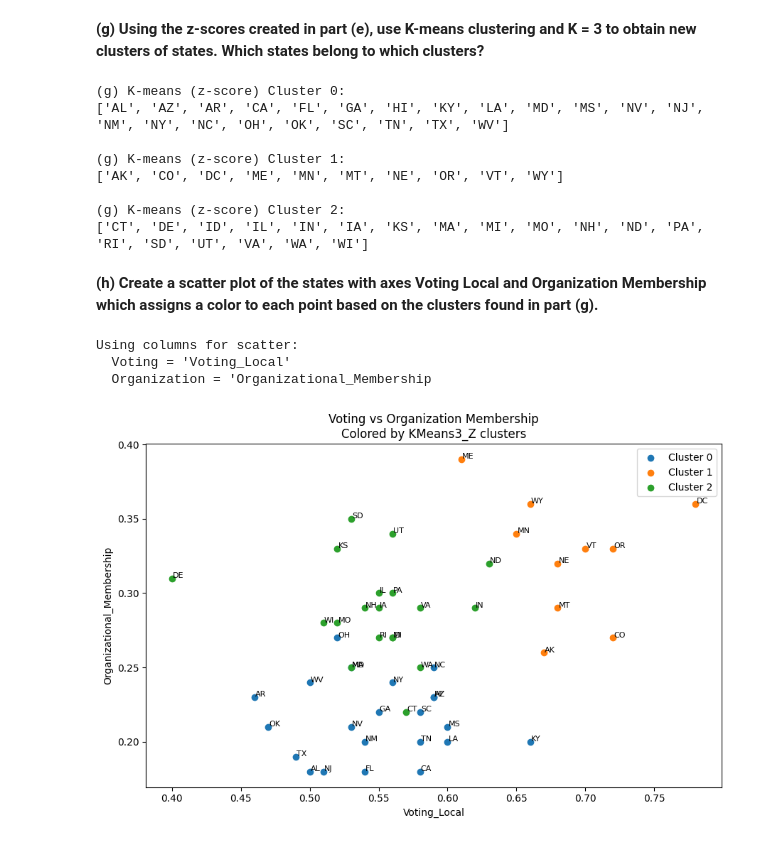
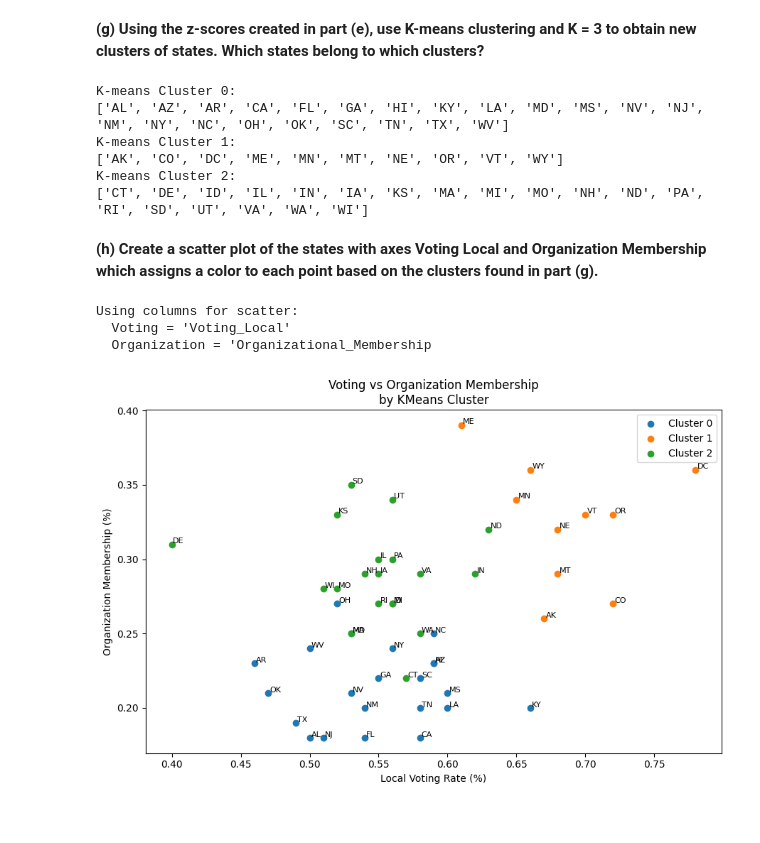
Before and after one commit to rachellecloutier/code_2600, a Jupyter notebook: homework3.ipynb, the cells around one changed output. Drawn from its saved outputs; the diff is of its cells as text; code cells hidden in the pictures.

```diff
--- a/homework3.ipynb
+++ b/homework3.ipynb
@@ -485,71 +636,83 @@ for c in sorted(df3z["Cluster3_Z"].unique()):
 # %% [markdown]
 **(g) Using the z-scores created in part (e), use K-means clustering and K = 3 to obtain new clusters of states. Which states belong to which clusters?**
 # %%
+#KMeans clustering on z-scored data
 k3z = KMeans(n_clusters=3, n_init=25, random_state=0)
 k_labels_z = k3z.fit_predict(numeric_z)
+
+#create dataframe with state labels and cluster assignments
 df_k3z = pd.DataFrame({label_col: labels, "KMeans3_Z": k_labels_z})
+
 for c in sorted(df_k3z["KMeans3_Z"].unique()):
-    print(f"\n(g) K-means (z-score) Cluster {c}:")
+    print(f"K-means Cluster {c}:")
     print(df_k3z.loc[df_k3z["KMeans3_Z"] == c, label_col].tolist())
 # %% [output]
-(g) K-means (z-score) Cluster 0:
+K-means Cluster 0:
 ['AL', 'AZ', 'AR', 'CA', 'FL', 'GA', 'HI', 'KY', 'LA', 'MD', 'MS', 'NV', 'NJ', 'NM', 'NY', 'NC', 'OH', 'OK', 'SC', 'TN', 'TX', 'WV']
-
-(g) K-means (z-score) Cluster 1:
+K-means Cluster 1:
 ['AK', 'CO', 'DC', 'ME', 'MN', 'MT', 'NE', 'OR', 'VT', 'WY']
-
-(g) K-means (z-score) Cluster 2:
+K-means Cluster 2:
 ['CT', 'DE', 'ID', 'IL', 'IN', 'IA', 'KS', 'MA', 'MI', 'MO', 'NH', 'ND', 'PA', 'RI', 'SD', 'UT', 'VA', 'WA', 'WI']
 # %% [markdown]
 **(h) Create a scatter plot of the states with axes Voting Local and Organization Membership which assigns a color to each point based on the clusters found in part (g).**
 # %%
-def _match_cols(columns, must_have_all):
-    out = []
-    for col in columns:
-       low = col.lower()
-       if all(k in low for k in must_have_all):
-           out.append(col)
-    return out
+#find columns containing all key words
+def find_column(columns, keyword_sets):
+    for keywords in keyword_sets:
+        for col in columns:
+            low = col.lower()
+            if all(k in low for k in keywords):
+                return col
+    return None
 
 cols = list(cev.columns)
 
-voting_candidates = (
-   _match_cols(cols, ["vot", "local"]) or
-   _match_cols(cols, ["local", "vot"]) or
-   _match_cols(cols, ["local", "vote"]) or
-   _match_cols(cols, ["local", "voting"])
-)
+voting_keywords = [["vot", "local"], ["local", "vot"], ["local", "vote"], ["local", "voting"]]
+org_keywords    = [["org", "member"], ["organiz", "member"], ["organization", "membership"]]
 
-org_candidates = (
-   _match_cols(cols, ["org", "member"]) or
-   _match_cols(cols, ["organiz", "member"]) or
-   _match_cols(cols, ["organization", "membership"])
-)
+VOTING_COL = find_column(cols, voting_keywords)
+ORG_COL    = find_column(cols, org_keywords)
 
-VOTING_COL = voting_candidates[0]
-ORG_COL    = org_candidates[0]
+#identify candidate columns for voting and organization
+#voting_candidates = (
+   #_match_cols(cols, ["vot", "local"]) or
+   #_match_cols(cols, ["local", "vot"]) or
+   #_match_cols(cols, ["local", "vote"]) or
+   #_match_cols(cols, ["local", "voting"])
+#)
+
+#org_candidates = (
+   #_match_cols(cols, ["org", "member"]) or
+   #_match_cols(cols, ["organiz", "member"]) or
+   #_match_cols(cols, ["organization", "membership"])
+#)
+
+#VOTING_COL = voting_candidates[0]
+#ORG_COL    = org_candidates[0]
 
 print(f"Using columns for scatter:\n  Voting = '{VOTING_COL}'\n  Organization = '{ORG_COL}")
 
 plot_df = cev.loc[mask_complete, [label_col, VOTING_COL, ORG_COL]].copy()
 plot_df["KMeans3_Z"] = k_labels_z
 
+#scatter plot of Voting vs Organization, colored by KMeans3_Z
 plt.figure(figsize=(9, 6))
 for c in sorted(plot_df["KMeans3_Z"].unique()):
     sub = plot_df[plot_df["KMeans3_Z"] == c]
     plt.scatter(sub[VOTING_COL], sub[ORG_COL], label=f"Cluster {c}")
 
+#add state labels to points
 for _, row in plot_df.iterrows():
-    plt.text(row[VOTING_COL]*1.001, row[ORG_COL]*1.001, str(row[label_col]), fontsize=8)
+    plt.text(row[VOTING_COL]*1.002, row[ORG_COL]*1.002, str(row[label_col]), fontsize=8)
 
-plt.xlabel(VOTING_COL)
-plt.ylabel(ORG_COL)
-plt.title("Voting vs Organization Membership\nColored by KMeans3_Z clusters")
+plt.xlabel('Local Voting Rate (%)')
+plt.ylabel('Organization Membership (%)')
+plt.title("Voting vs Organization Membership\nby KMeans Cluster")
 plt.legend()
 plt.tight_layout()
 plt.show()
 # %% [output]
 Using columns for scatter:
   Voting = 'Voting_Local'
   Organization = 'Organizational_Membership
-[figure, old version]
+[figure, new version]
```
Also changed, not shown: parts of 27 cells of this notebook.
